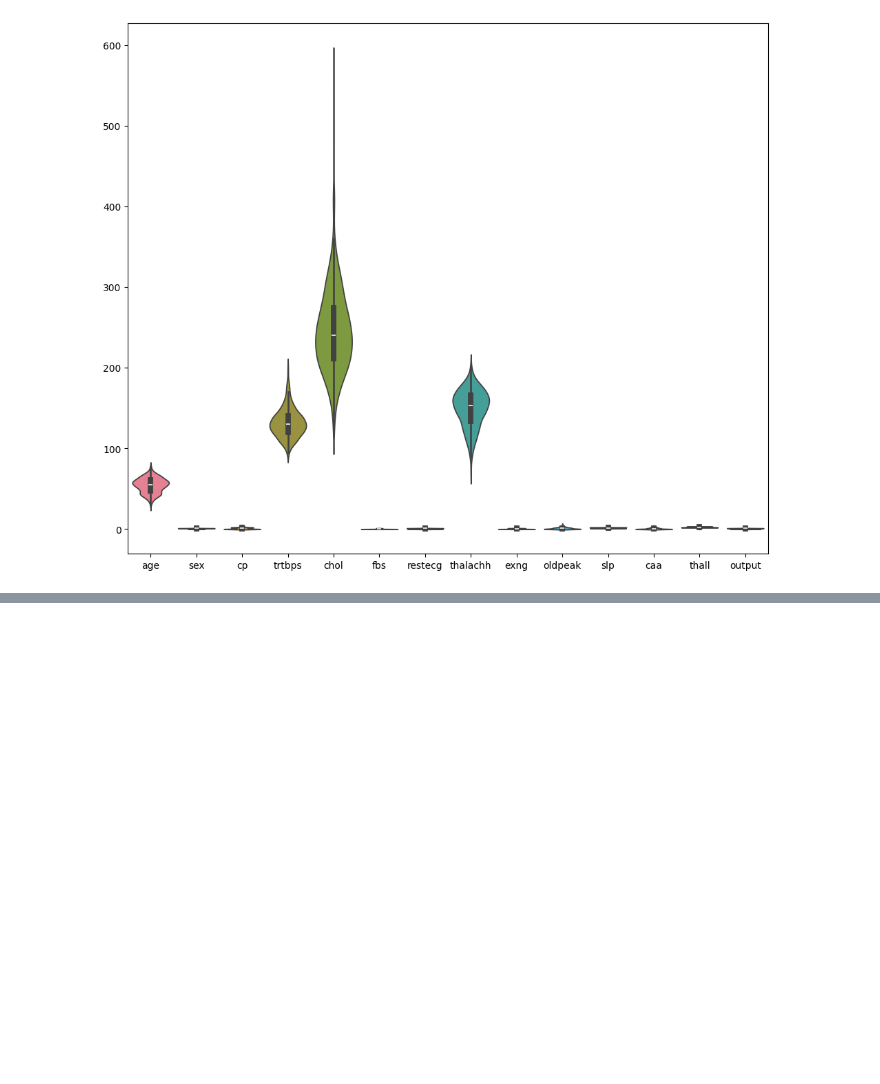
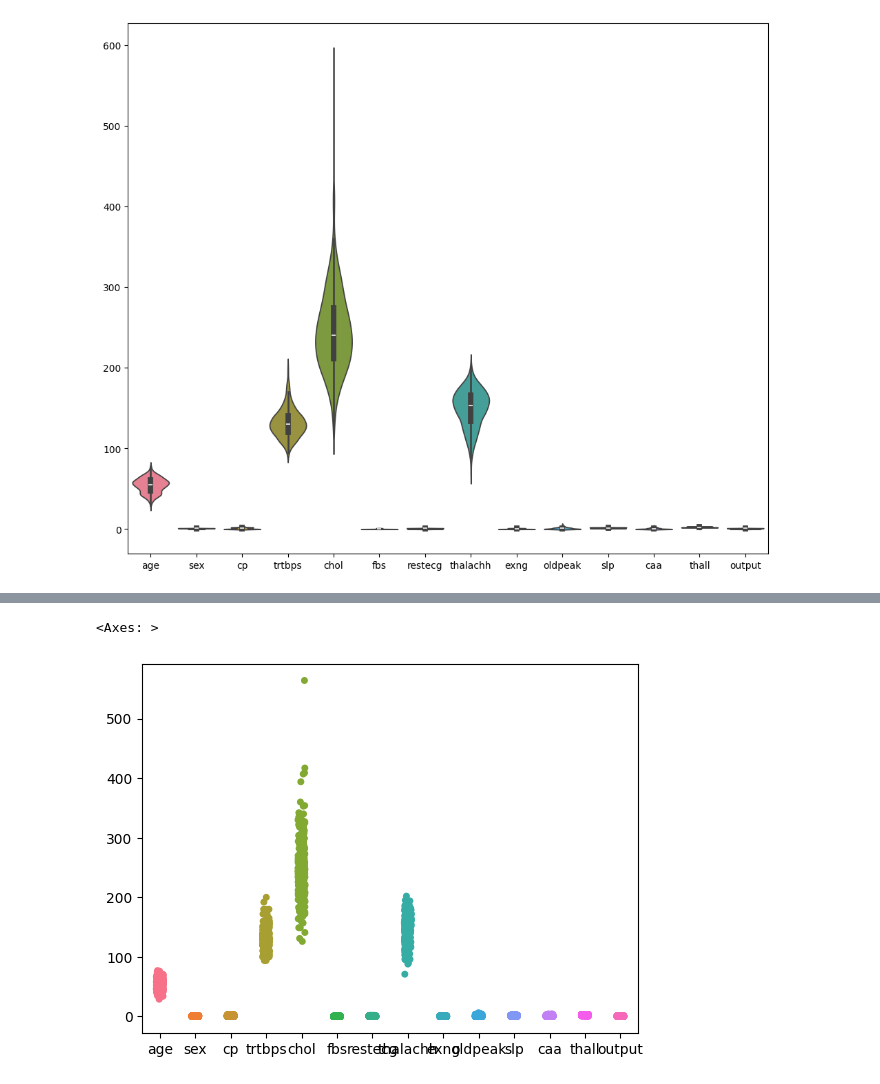
Before and after one commit to rahulghimire77/ML-Projects, a Jupyter notebook: Heart attack analysis and prediction/pre.ipynb, the cells around one changed output, grey strips where cells are left out. Cells and saved outputs as stored; diff of their text form; code cells hidden in the pictures; blank space fills up the shorter version.

```diff
--- a/Heart attack analysis and prediction/pre.ipynb
+++ b/Heart attack analysis and prediction/pre.ipynb
@@ -133,0 +139,5 @@ sns.violinplot(df)
+# %%
+sns.stripplot(df)
+# %% [output]
+<Axes: >
+[figure, added]
```
Also changed, not shown: parts of 7 cells of this notebook.
